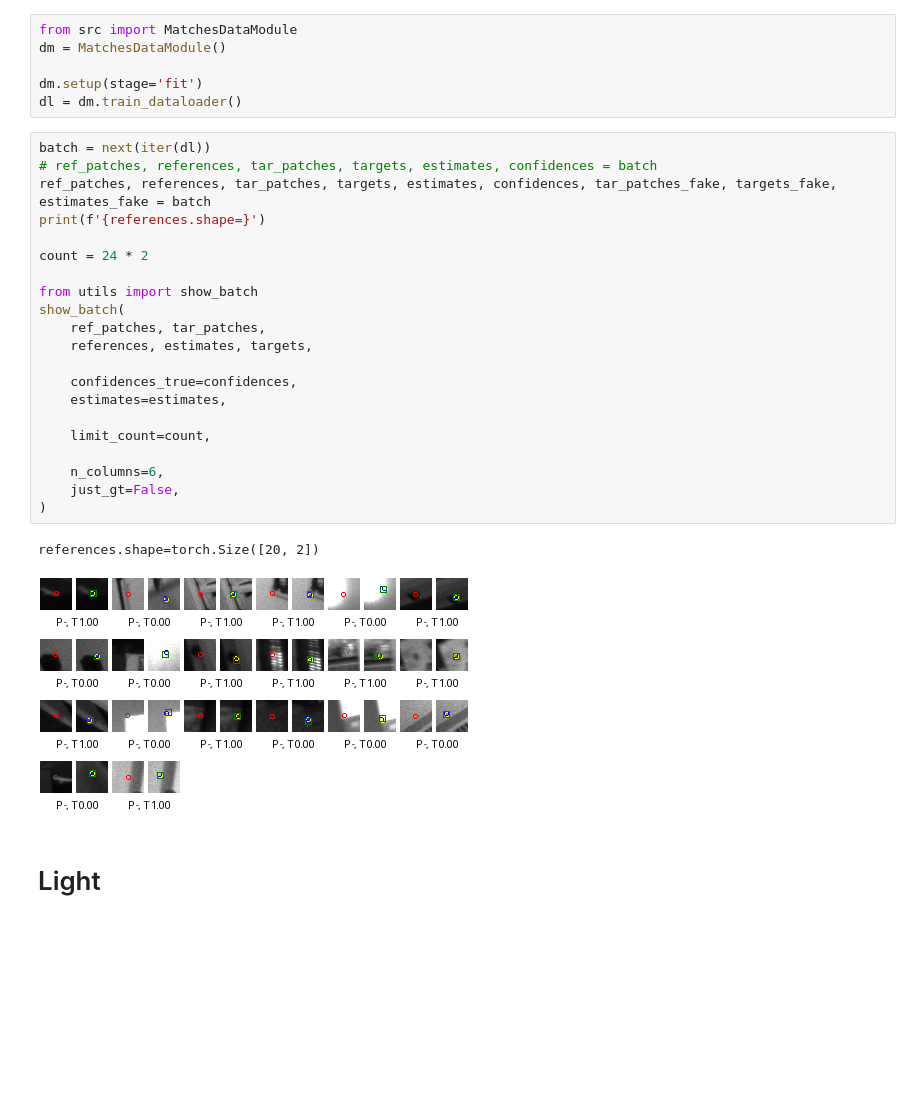
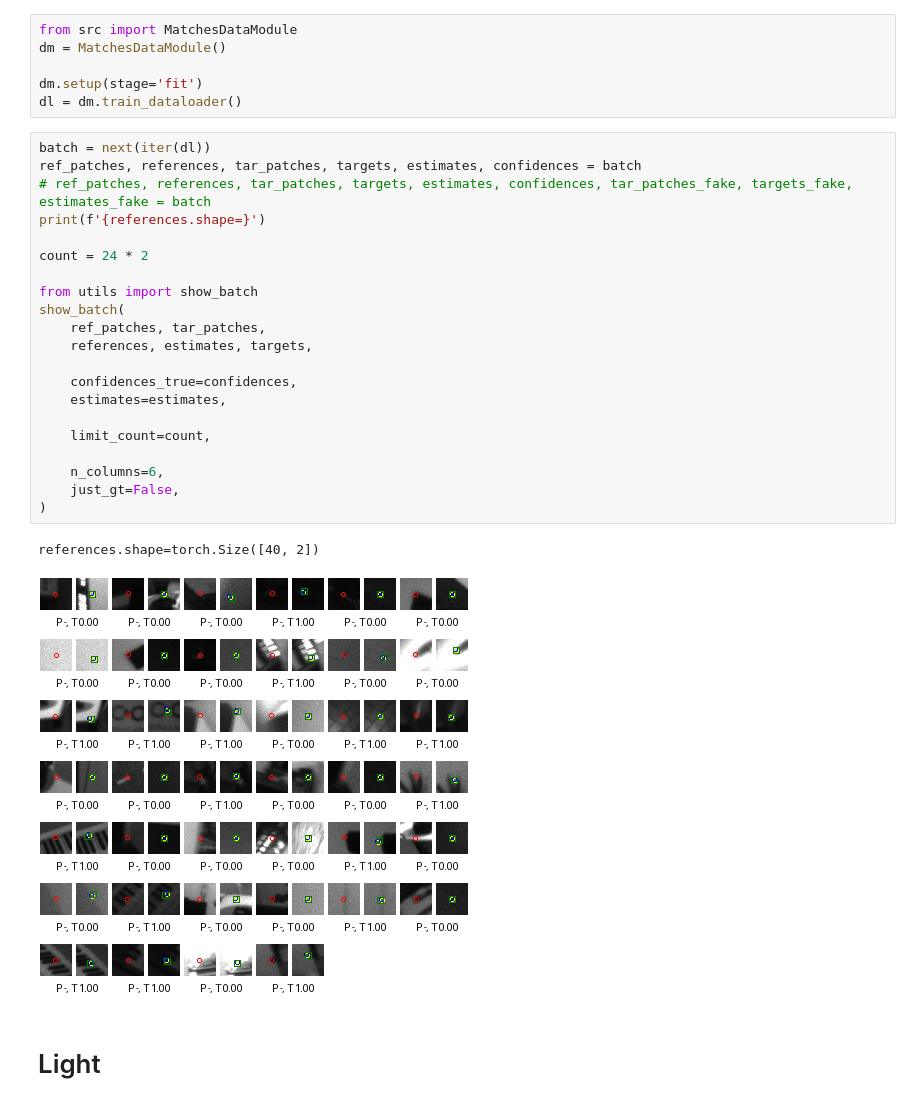
Before and after one commit to pranav-ap/keypoint_matcher, a Jupyter notebook: notebooks/eda.ipynb, the cells around one changed output. Saved outputs shown, nothing was run; the diff lists cells and outputs as text; blank space fills up the shorter version.

```diff
--- a/notebooks/eda.ipynb
+++ b/notebooks/eda.ipynb
@@ -28,28 +31,28 @@ dm.setup(stage='fit')
 dl = dm.train_dataloader()
 # %%
 batch = next(iter(dl))
-# ref_patches, references, tar_patches, targets, estimates, confidences = batch
-ref_patches, references, tar_patches, targets, estimates, confidences, tar_patches_fake, targets_fake, estimates_fake = batch
+ref_patches, references, tar_patches, targets, estimates, confidences = batch
+# ref_patches, references, tar_patches, targets, estimates, confidences, tar_patches_fake, targets_fake, estimates_fake = batch
 print(f'{references.shape=}')
 
 count = 24 * 2
 
 from utils import show_batch
 show_batch(
     ref_patches, tar_patches,
     references, estimates, targets,
 
     confidences_true=confidences,
     estimates=estimates,
 
     limit_count=count,
 
     n_columns=6,
     just_gt=False,
 )
 # %% [output]
-references.shape=torch.Size([20, 2])
+references.shape=torch.Size([40, 2])
-[figure, old version]
+[figure, new version]
 # %% [markdown]
 # Light
 # %%
```
Also changed, not shown: parts of 3 cells of this notebook, 8 other files.
